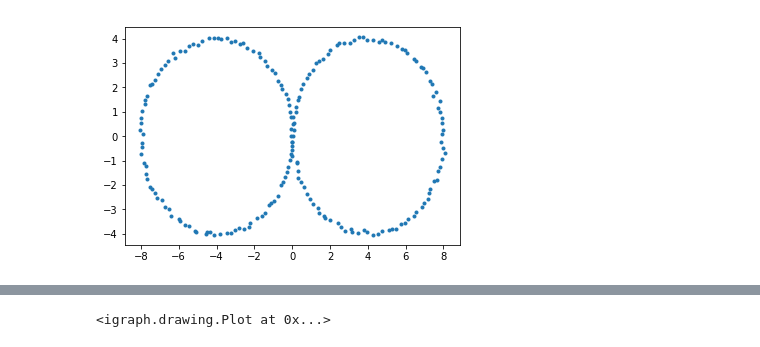
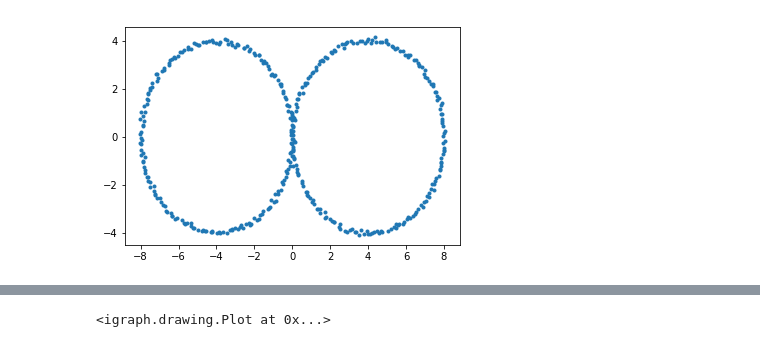
Before and after one commit to wsu-wacs/pythd, a Jupyter notebook: notebooks/MAPPER Circle.ipynb, the cells around one changed output, grey strips where cells are left out. Drawn from its saved outputs; the diff is of its cells as text; code cells hidden in the pictures.

```diff
--- a/notebooks/MAPPER Circle.ipynb
+++ b/notebooks/MAPPER Circle.ipynb
@@ -10,12 +10,12 @@ import pythd
 # %%
 # Create and show two circles with some noise
 dataset = (pythd.datagen.DatasetGenerator()
-                .circle(center=[-4.0, 0.0], radius=4.0, noise=0.06, num_points=100)
-                .circle(center=[4.0, 0.0], radius=4.0, noise=0.06, num_points=100)).get()
+                .circle(center=[-4.0, 0.0], radius=4.0, noise=0.06, num_points=200)
+                .circle(center=[4.0, 0.0], radius=4.0, noise=0.06, num_points=200)).get()
 plt.plot(dataset[:, 0], dataset[:, 1], ".")
 plt.show()
 # %% [output]
-[figure, old version]
+[figure, new version]
 # %%
 # Setup MAPPER
 filt = pythd.filter.ComponentFilter(0) # filter: x component
```
Also changed, not shown: parts of 5 cells of this notebook, 2 other files.
